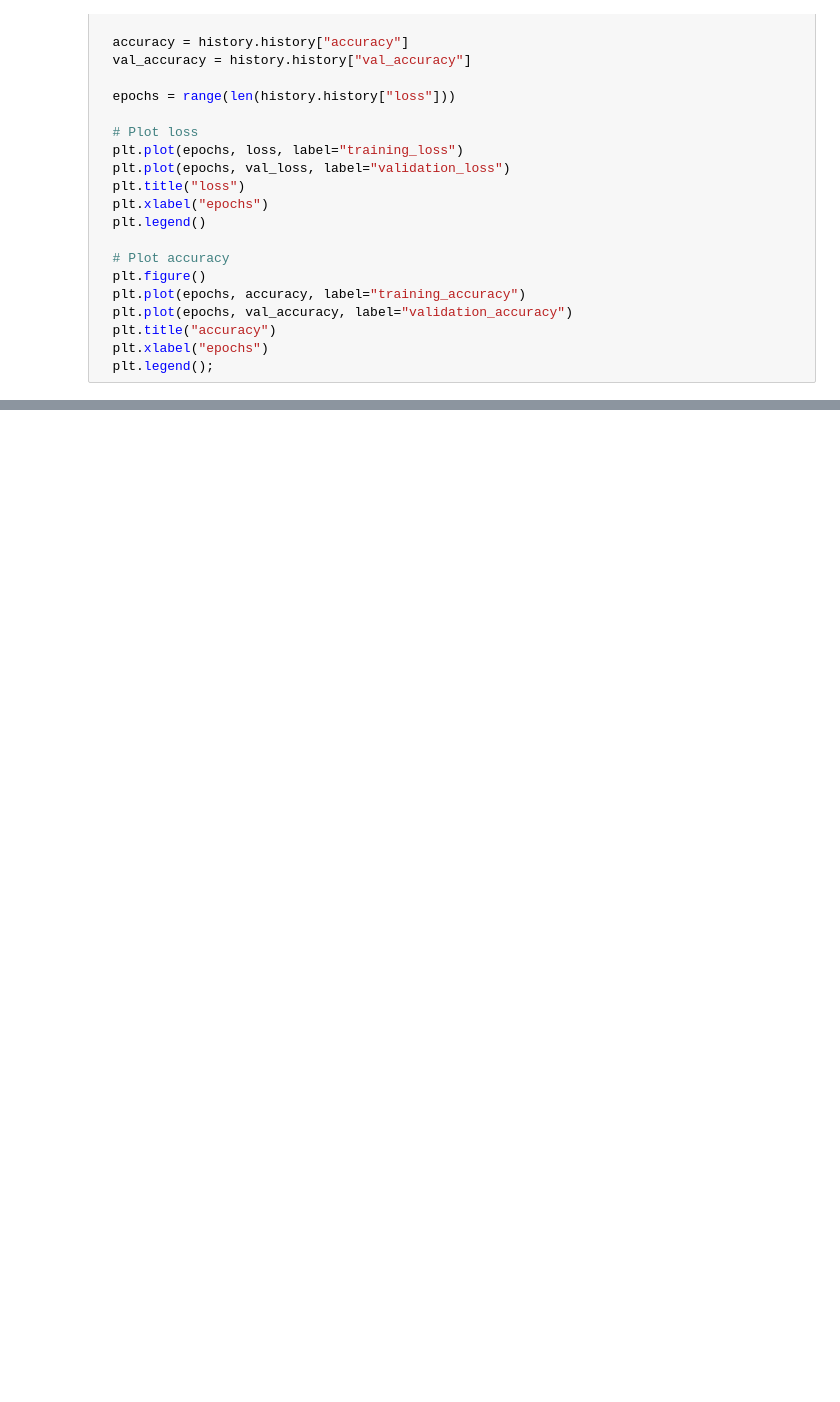
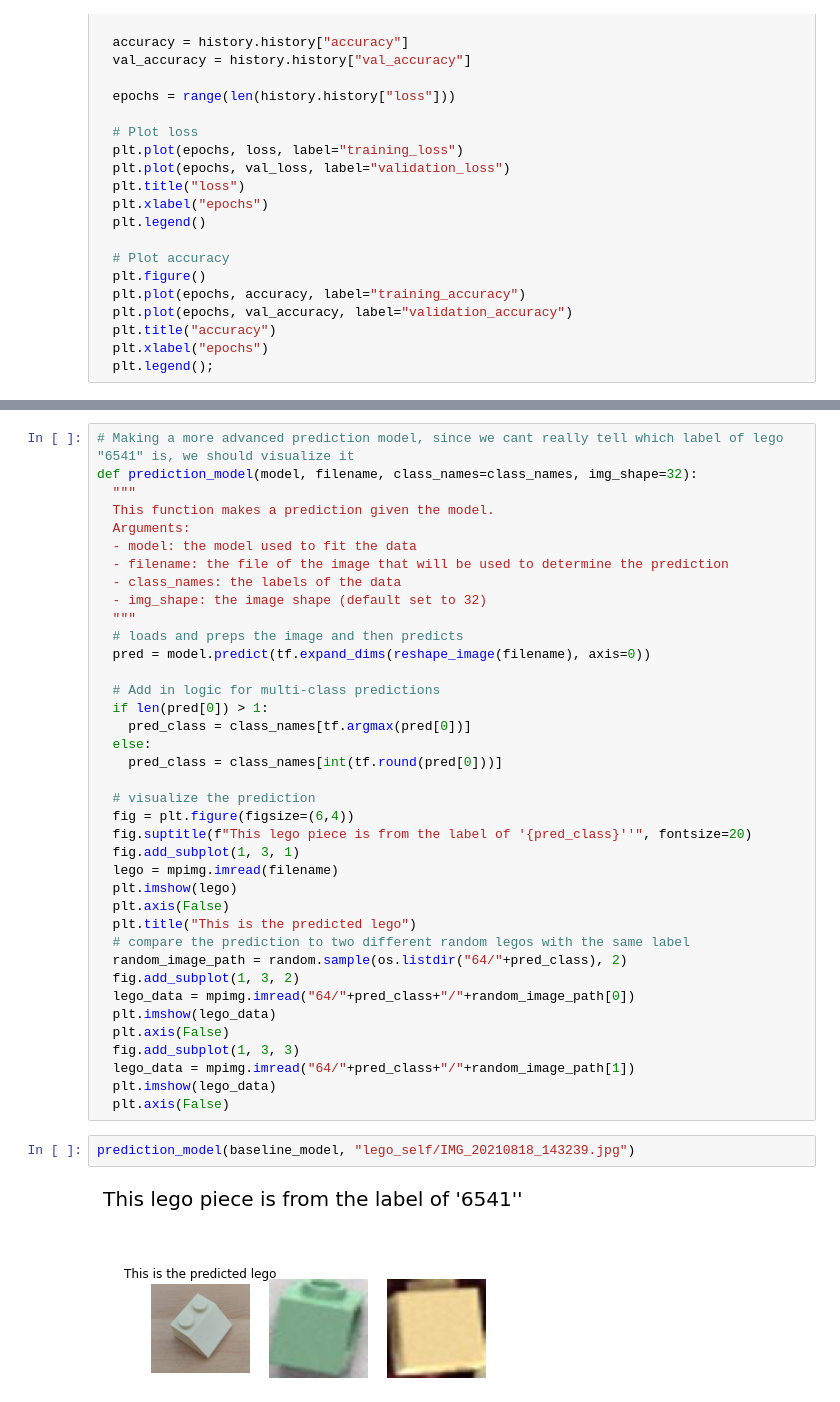
Before and after one commit to LepronlineR/TensorFlow-Projects, a Jupyter notebook: lego_bricks_classification.ipynb, the cells around one changed output, grey strips where cells are left out. Saved outputs shown, nothing was run; the diff lists cells and outputs as text; blank space fills up the shorter version.

```diff
--- a/lego_bricks_classification.ipynb
+++ b/lego_bricks_classification.ipynb
@@ -264,0 +390,42 @@ plot_loss_curves(history_baseline_model)
+# %%
+# Making a more advanced prediction model, since we cant really tell which label of lego "6541" is, we should visualize it
+def prediction_model(model, filename, class_names=class_names, img_shape=32):
+  """
+  This function makes a prediction given the model.
+  Arguments:
+  - model: the model used to fit the data
+  - filename: the file of the image that will be used to determine the prediction
+  - class_names: the labels of the data
+  - img_shape: the image shape (default set to 32)
+  """
+  # loads and preps the image and then predicts
+  pred = model.predict(tf.expand_dims(reshape_image(filename), axis=0))
+
+  # Add in logic for multi-class predictions
+  if len(pred[0]) > 1:
+    pred_class = class_names[tf.argmax(pred[0])]
+  else:
+    pred_class = class_names[int(tf.round(pred[0]))]
+
+  # visualize the prediction
+  fig = plt.figure(figsize=(6,4))
+  fig.suptitle(f"This lego piece is from the label of '{pred_class}''", fontsize=20)
+  fig.add_subplot(1, 3, 1)
+  lego = mpimg.imread(filename)
+  plt.imshow(lego)
+  plt.axis(False)
+  plt.title("This is the predicted lego")
+  # compare the prediction to two different random legos with the same label
+  random_image_path = random.sample(os.listdir("64/"+pred_class), 2)
+  fig.add_subplot(1, 3, 2)
+  lego_data = mpimg.imread("64/"+pred_class+"/"+random_image_path[0])
+  plt.imshow(lego_data)
+  plt.axis(False)
+  fig.add_subplot(1, 3, 3)
+  lego_data = mpimg.imread("64/"+pred_class+"/"+random_image_path[1])
+  plt.imshow(lego_data)
+  plt.axis(False)
+# %%
+prediction_model(baseline_model, "lego_self/IMG_20210818_143239.jpg")
+# %% [output]
+[figure, added]
```
Also changed, not shown: parts of 21 cells of this notebook.
